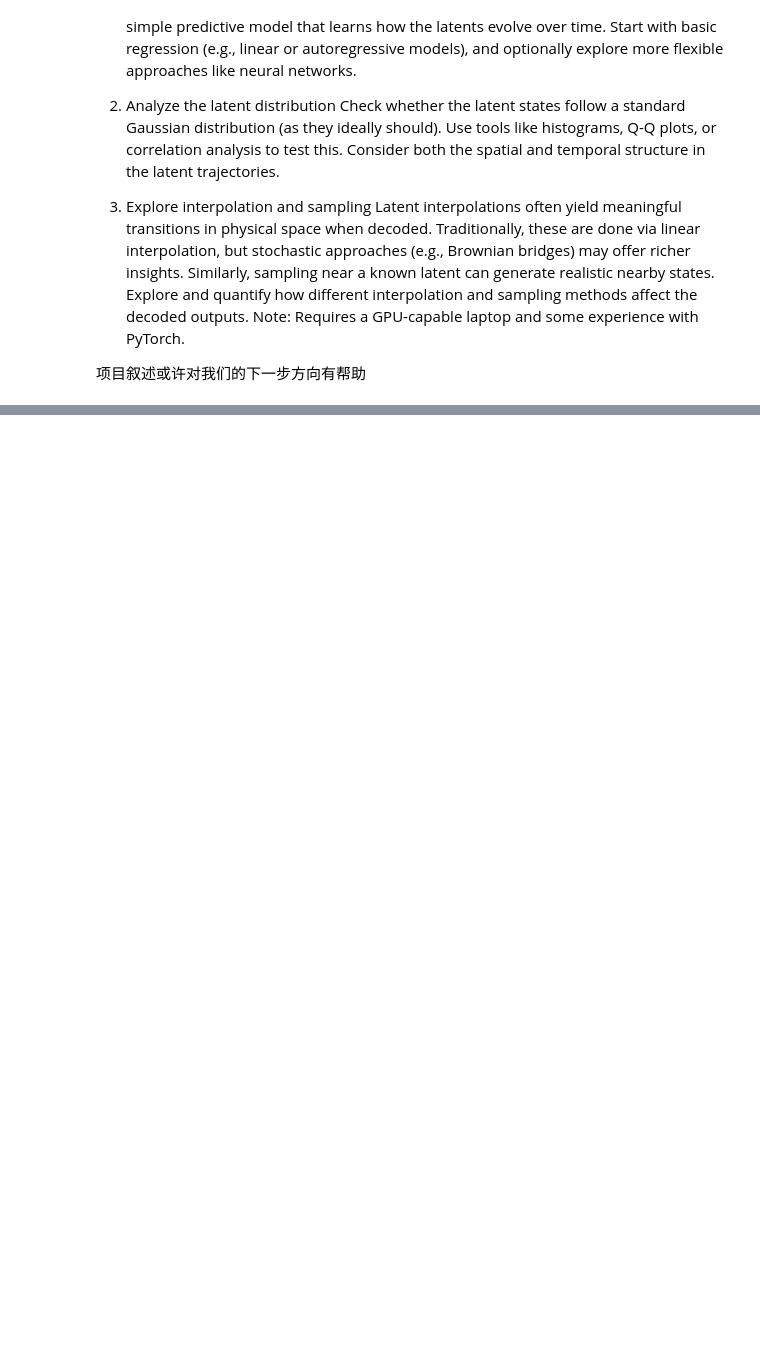
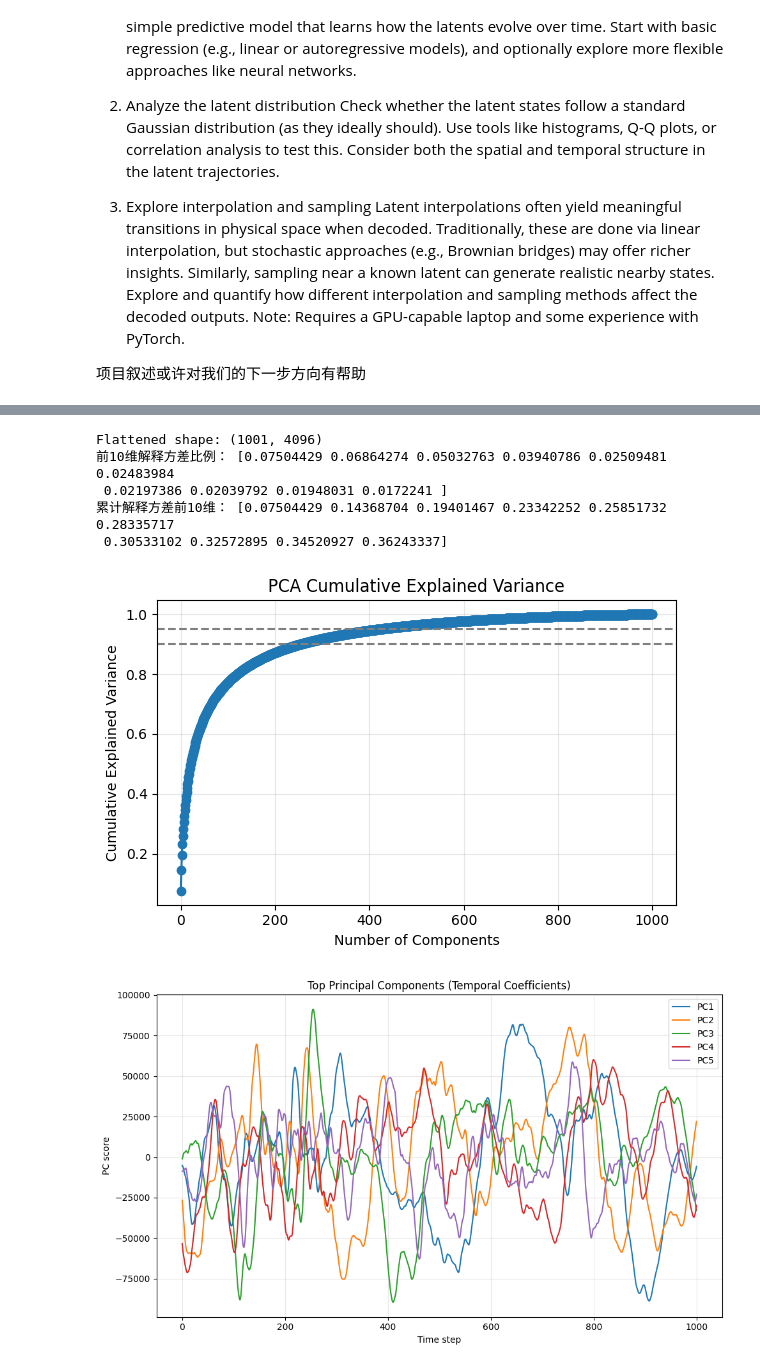
Before and after one commit to path2morepro/noise-latent-space, a Jupyter notebook: analysis.ipynb, the cells around one changed output, grey strips where cells are left out. Drawn from its saved outputs; the diff is of its cells as text; code cells hidden in the pictures; blank space fills up the shorter version.

```diff
--- a/analysis.ipynb
+++ b/analysis.ipynb
@@ -1720,3 +1851,5 @@ Project Goals (choose one or combine):
 3. Explore interpolation and sampling Latent interpolations often yield meaningful transitions in physical space when decoded. Traditionally, these are done via linear interpolation, but stochastic approaches (e.g., Brownian bridges) may offer richer insights. Similarly, sampling near a known latent can generate realistic nearby states. Explore and quantify how different interpolation and sampling methods affect the decoded outputs. Note: Requires a GPU-capable laptop and some experience with PyTorch.
 
 项目叙述或许对我们的下一步方向有帮助
+# %%
+physical0 = sqg.get_field(level=0, dataset='truth')
@@ -1722,0 +2498,69 @@ Project Goals (choose one or combine):
+# %%
+import torch
+import numpy as np
+import matplotlib.pyplot as plt
+from sklearn.decomposition import PCA
+
+# -----------------------------
+# 1. 数据准备：展平空间维度
+# -----------------------------
+
+if not torch.is_tensor(physical0):
+    physical0 = torch.tensor(physical0, dtype=torch.float32)
+
+T, X, Y = physical0.shape
+data_flat = physical0.reshape(T, -1).numpy()   # (T, X*Y)
+
+print("Flattened shape:", data_flat.shape)
+
+# -----------------------------
+# 2. PCA 分解
+# -----------------------------
+pca = PCA()
+pca.fit(data_flat)
+
+explained = pca.explained_variance_ratio_
+cumulative = np.cumsum(explained)
+
+print("前10维解释方差比例：", explained[:10])
+print("累计解释方差前10维：", cumulative[:10])
+
+# -----------------------------
+# 3. 画累计解释方差图
+# -----------------------------
+plt.figure(figsize=(6,4))
+plt.plot(cumulative, marker='o')
+plt.axhline(0.90, color='gray', linestyle='--')
+plt.axhline(0.95, color='gray', linestyle='--')
+plt.xlabel("Number of Components")
+plt.ylabel("Cumulative Explained Variance")
+plt.title("PCA Cumulative Explained Variance")
+plt.grid(alpha=0.3)
+plt.tight_layout()
+plt.show()
+
+# -----------------------------
+# 4. 画前几个主成分的时间系数
+# -----------------------------
+Z = pca.transform(data_flat)   # (T, n_components)
+
+num_plot = 5   # 你可以改为更多
+plt.figure(figsize=(10,6))
+for i in range(num_plot):
+    plt.plot(Z[:, i], label=f"PC{i+1}")
+
+plt.xlabel("Time step")
+plt.ylabel("PC score")
+plt.title("Top Principal Components (Temporal Coefficients)")
+plt.legend()
+plt.grid(alpha=0.3)
+plt.tight_layout()
+plt.show()
+# %% [output]
+Flattened shape: (1001, 4096)
+前10维解释方差比例： [0.07504429 0.06864274 0.05032763 0.03940786 0.02509481 0.02483984
+ 0.02197386 0.02039792 0.01948031 0.0172241 ]
+累计解释方差前10维： [0.07504429 0.14368704 0.19401467 0.23342252 0.25851732 0.28335717
+ 0.30533102 0.32572895 0.34520927 0.36243337]
+[figure, added]
+[figure, added]
```
Also changed, not shown: parts of 12 cells of this notebook, 2 other files.
